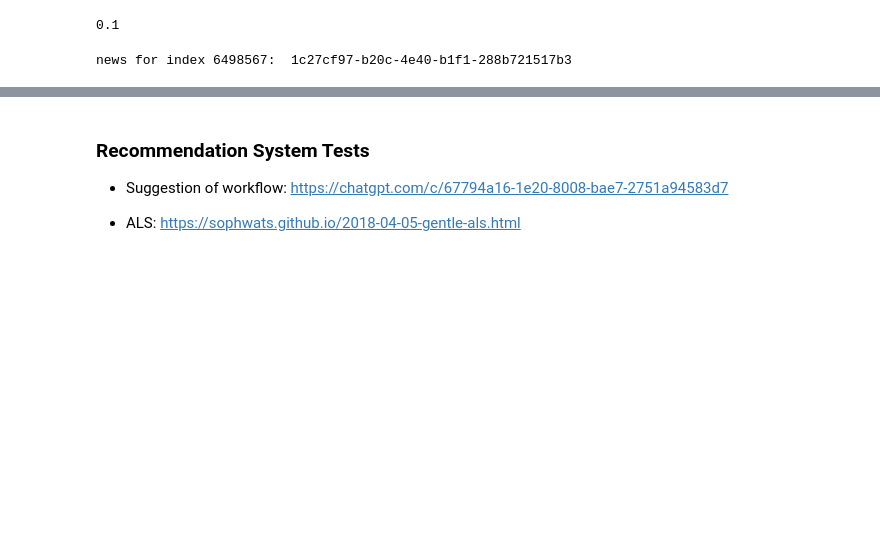
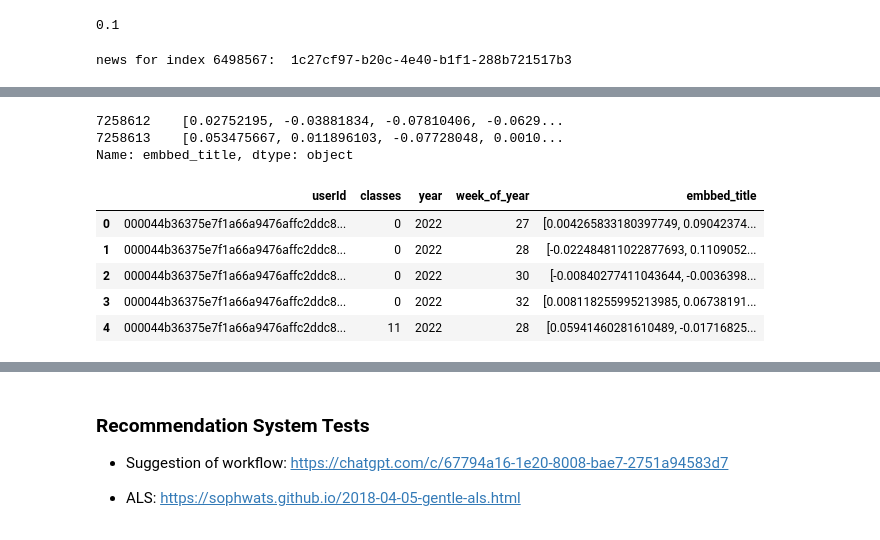
Before and after one commit to BrisaNascimento/globo_recommendation_fiap, a Jupyter notebook: globo_recommendation_fiap/data/challenge_files/notebook.ipynb, the cells around one changed output, grey strips where cells are left out. Drawn from its saved outputs; the diff is of its cells as text; code cells hidden in the pictures; blank space fills up the shorter version.

```diff
--- a/globo_recommendation_fiap/data/challenge_files/notebook.ipynb
+++ b/globo_recommendation_fiap/data/challenge_files/notebook.ipynb
@@ -611,0 +642,18 @@ news for index 6498567:  1c27cf97-b20c-4e40-b1f1-288b721517b3
+# %%
+user = 'ffffee5eea1777ae6686e5286c79e1d3358ff76a73d4ee059c6cd15025a75833'
+subset_df = merged_df['embbed_title'][(merged_df['userId'] == user) & (merged_df['week_of_year'] == 32) & (merged_df['classes'] == 0)]
+print(subset_df)
+# %% [output]
+7258612    [0.02752195, -0.03881834, -0.07810406, -0.0629...
+7258613    [0.053475667, 0.011896103, -0.07728048, 0.0010...
+Name: embbed_title, dtype: object
+# %%
+grouped_train = merged_df.groupby(['userId', 'classes', 'year', 'week_of_year'])['embbed_title'].mean().reset_index()
+grouped_train.head()
+# %% [output]
+|  | userId | classes | year | week_of_year | embbed_title |
+| 0 | 000044b36375e7f1a66a9476affc2ddc8... | 0 | 2022 | 27 | [0.004265833180397749, 0.09042374... |
+| 1 | 000044b36375e7f1a66a9476affc2ddc8... | 0 | 2022 | 28 | [-0.022484811022877693, 0.1109052... |
+| 2 | 000044b36375e7f1a66a9476affc2ddc8... | 0 | 2022 | 30 | [-0.00840277411043644, -0.0036398... |
+| 3 | 000044b36375e7f1a66a9476affc2ddc8... | 0 | 2022 | 32 | [0.008118255995213985, 0.06738191... |
+| 4 | 000044b36375e7f1a66a9476affc2ddc8... | 11 | 2022 | 28 | [0.05941460281610489, -0.01716825... |
```
Also changed, not shown: parts of 30 cells of this notebook, 4 other files.
